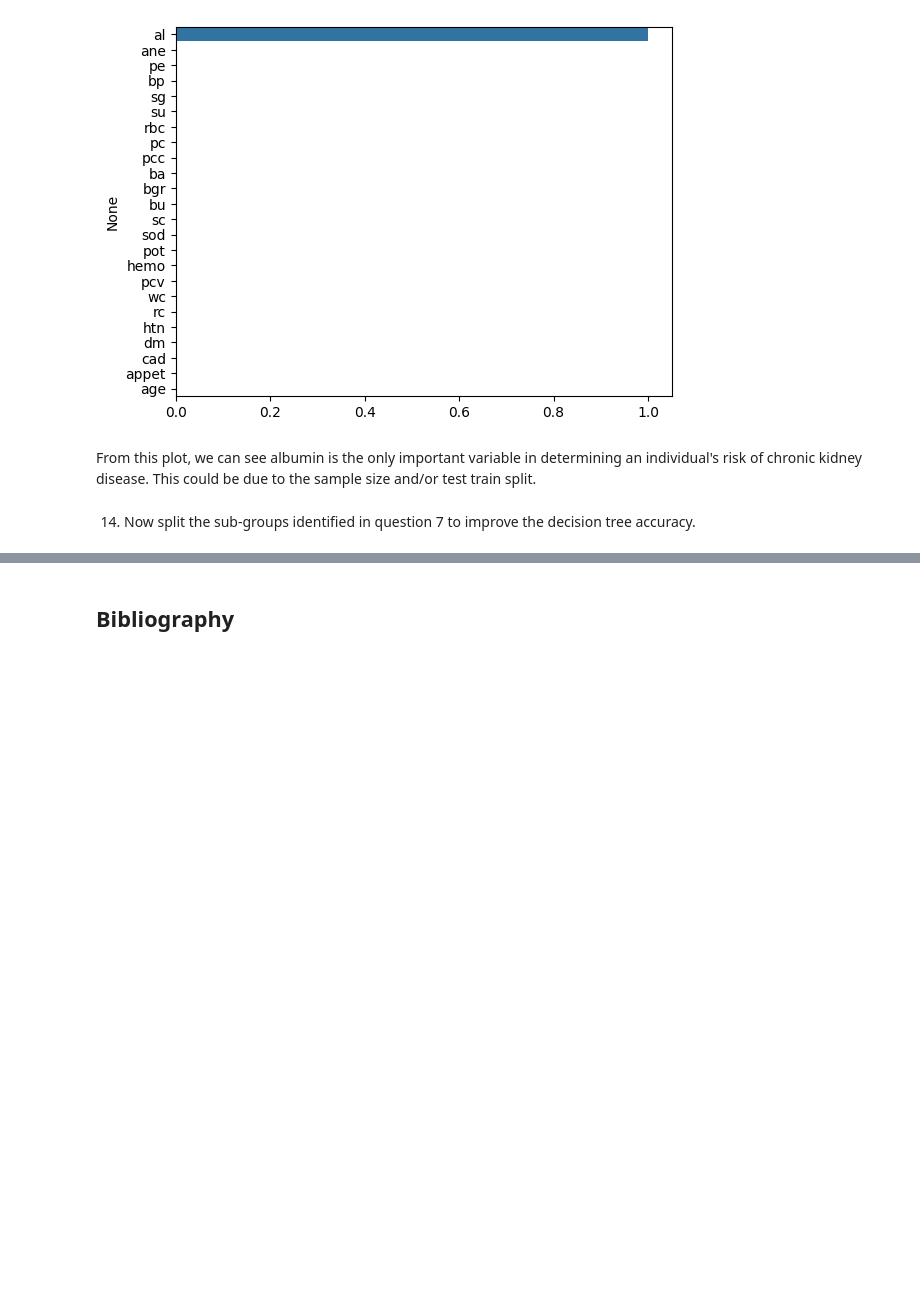
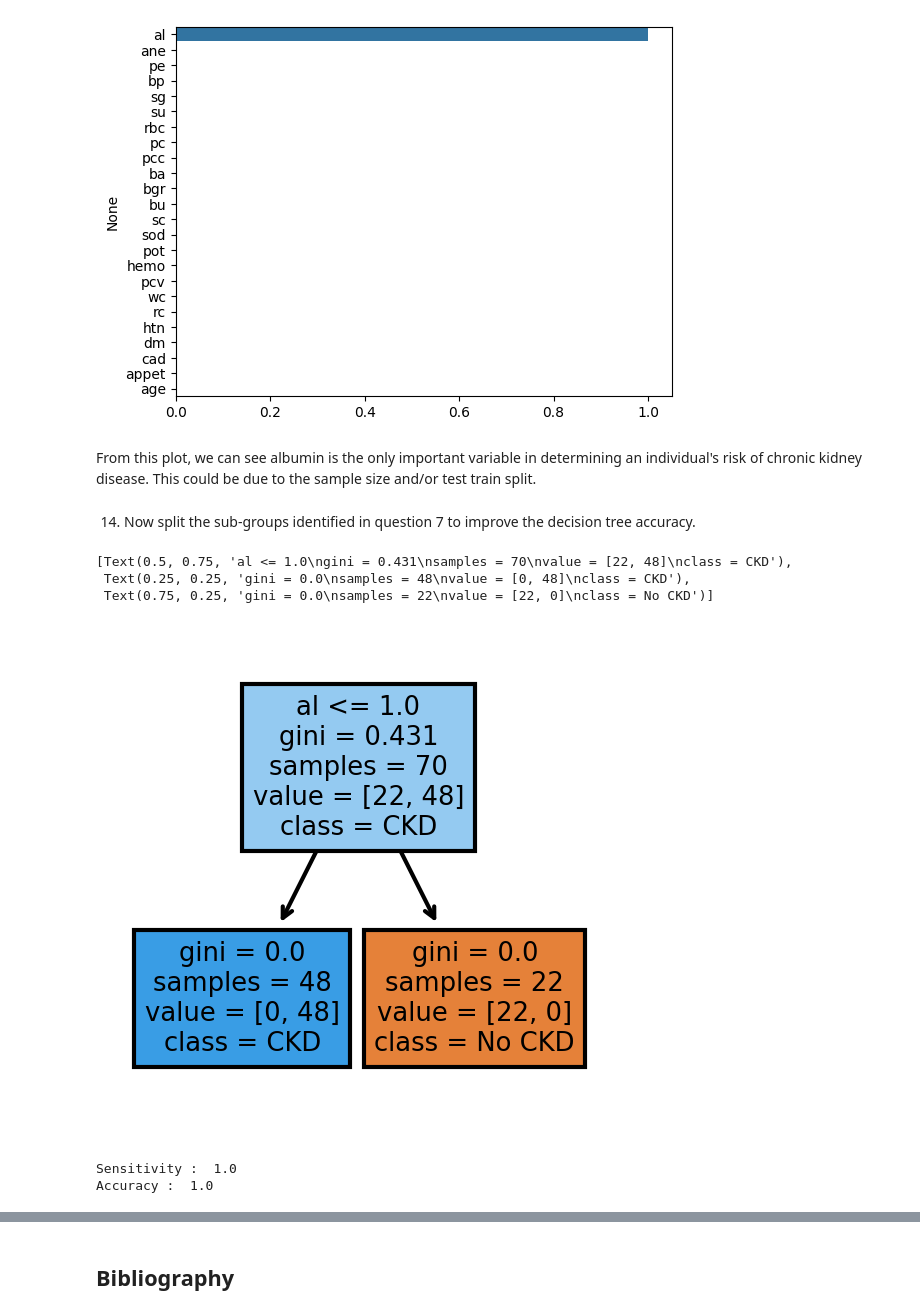
Before and after one commit to seebachl/3DA3-Asgmt-6, a Jupyter notebook: Seebach_Lily_HW6.ipynb, the cells around one changed output, grey strips where cells are left out. Drawn from its saved outputs; the diff is of its cells as text; code cells hidden in the pictures; blank space fills up the shorter version.

```diff
--- a/Seebach_Lily_HW6.ipynb
+++ b/Seebach_Lily_HW6.ipynb
@@ -509,3 +512,65 @@ plt.show()
 From this plot, we can see albumin is the only important variable in determining an individual's risk of chronic kidney disease. This could be due to the sample size and/or test train split.
 # %% [markdown]
 14. Now split the sub-groups identified in question 7 to improve the decision tree accuracy.
+# %%
+xtrain1 = []
+xtrain2 = []
+ytrain1 = []
+ytrain2 = []
+
+for i in range(len(X_train)):
+    if cluster_labels_km1[i] == 0:
+        xtrain1.append(X_train.iloc[i])
+        ytrain1.append(y_train.iloc[i])
+    else:
+        xtrain2.append(X_train.iloc[i])
+        ytrain2.append(y_train.iloc[i])
+
+xtest1 = []
+xtest2 = []
+ytest1 = []
+ytest2 = []
+for i in range(len(X_test)):
+    if cluster_labels_km1[i] == 0:
+        xtest1.append(X_test.iloc[i])
+        ytest1.append(y_test.iloc[i])
+
+    else:
+        xtest2.append(X_test.iloc[i])
+        ytest2.append(y_test.iloc[i])
+# %%
+## Using decsion tree
+x1_dt = DecisionTreeClassifier(
+    max_depth = 1
+)
+x1_dt.fit(xtrain1,ytrain1)
+fig, axes = plt.subplots(
+    nrows = 1,ncols = 1,figsize = (2,2), dpi=300
+    )
+
+
+plot_tree(
+    x1_dt,
+    max_depth= 1,
+    feature_names = X_train.columns.tolist(),
+    class_names=['No CKD', 'CKD'],
+    filled = True
+    )
+# %% [output]
+[Text(0.5, 0.75, 'al <= 1.0\ngini = 0.431\nsamples = 70\nvalue = [22, 48]\nclass = CKD'),
+ Text(0.25, 0.25, 'gini = 0.0\nsamples = 48\nvalue = [0, 48]\nclass = CKD'),
+ Text(0.75, 0.25, 'gini = 0.0\nsamples = 22\nvalue = [22, 0]\nclass = No CKD')]
+[figure, added]
+# %%
+x1_dt.fit(xtrain1, ytrain1)
+
+pred = x1_dt.predict(xtest1)
+cm = pd.DataFrame(confusion_matrix(ytest1, pred), index=['No CKD', 'CKD'], columns=['No CKD', 'CKD'])
+cm.index.name = 'True'
+cm.columns.name = 'Predicted'
+sensitivity = cm.iloc[1,1]/(cm.iloc[1,0]+cm.iloc[1,1])
+print('Sensitivity : ', sensitivity)
+print('Accuracy : ', x1_dt.score(xtest1, ytest1))
+# %% [output]
+Sensitivity :  1.0
+Accuracy :  1.0
```
Also changed, not shown: parts of 5 cells of this notebook.
